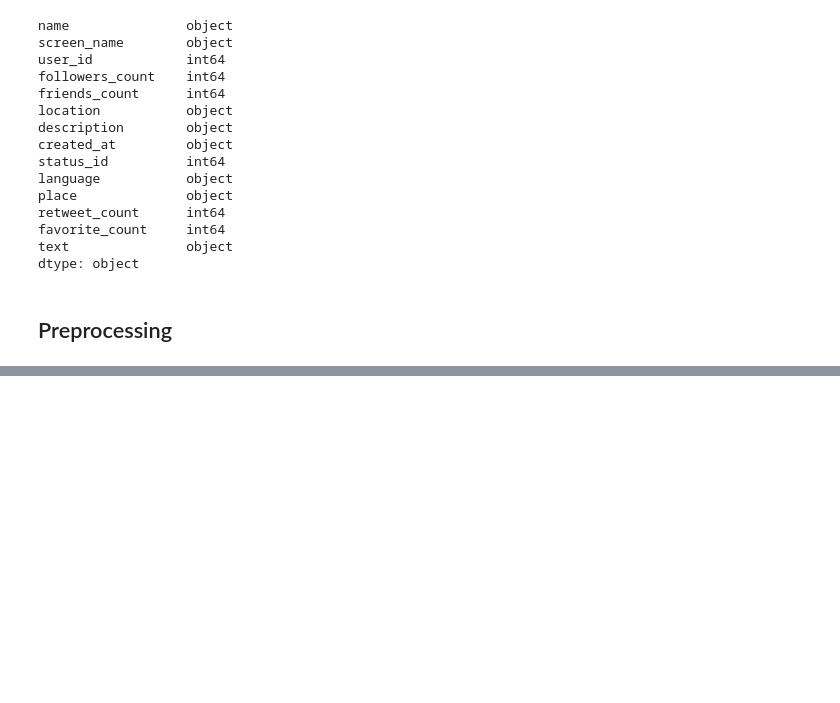
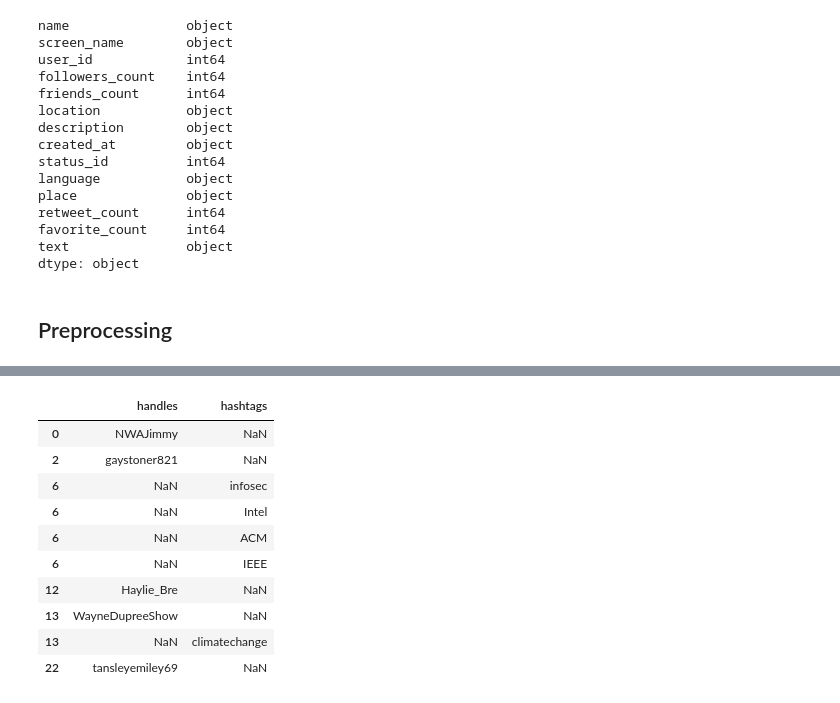
Before and after one commit to aaronenberg/clinton-trump-followers, a Jupyter notebook: csc177-project1.ipynb, the cells around one changed output, grey strips where cells are left out. Saved outputs shown, nothing was run; the diff lists cells and outputs as text; code cells hidden in the pictures; blank space fills up the shorter version.

```diff
--- a/csc177-project1.ipynb
+++ b/csc177-project1.ipynb
@@ -233,0 +91,31 @@ user_mention_hashtag_frequency.head()
+# %%
+# match all hashtags and mentions in a tweet, ignoring possible email addresses
+pattern = r'(?<=^|(?<=[^a-zA-Z0-9-\.]))@([A-Za-z_]+[A-Za-z0-9_]+)|(?<=^|(?<=[^a-zA-Z0-9-\.]))#([A-Za-z_]+[A-Za-z0-9_]+)'
+
+""" returns a DataFrame with a MultiIndex:
+    First index is our original index. Second index is "match" which is a running
+    total of the number of occurences of hashtags and mentions for a particular
+    tweet. """
+handles_hashtags = tweets.text.str.extractall(pattern)
+# %%
+''' Turn the MultiIndex Dataframe into a regular single index with
+    same index from training data. This is now our basket of tweets
+    containing atleast one mention or hastag '''
+handles_hashtags.columns = ['handles', 'hashtags']
+handles_hashtags = handles_hashtags.reset_index().set_index('level_0')
+del handles_hashtags.index.name
+handles_hashtags.drop(['match'], axis=1, inplace=True)
+# %%
+handles_hashtags.head(n=10)
+# %% [output]
+|  | handles | hashtags |
+| 0 | NWAJimmy | NaN |
+| 2 | gaystoner821 | NaN |
+| 6 | NaN | infosec |
+| 6 | NaN | Intel |
+| 6 | NaN | ACM |
+| 6 | NaN | IEEE |
+| 12 | Haylie_Bre | NaN |
+| 13 | WayneDupreeShow | NaN |
+| 13 | NaN | climatechange |
+| 22 | tansleyemiley69 | NaN |
```
Also changed, not shown: parts of 36 cells of this notebook.
